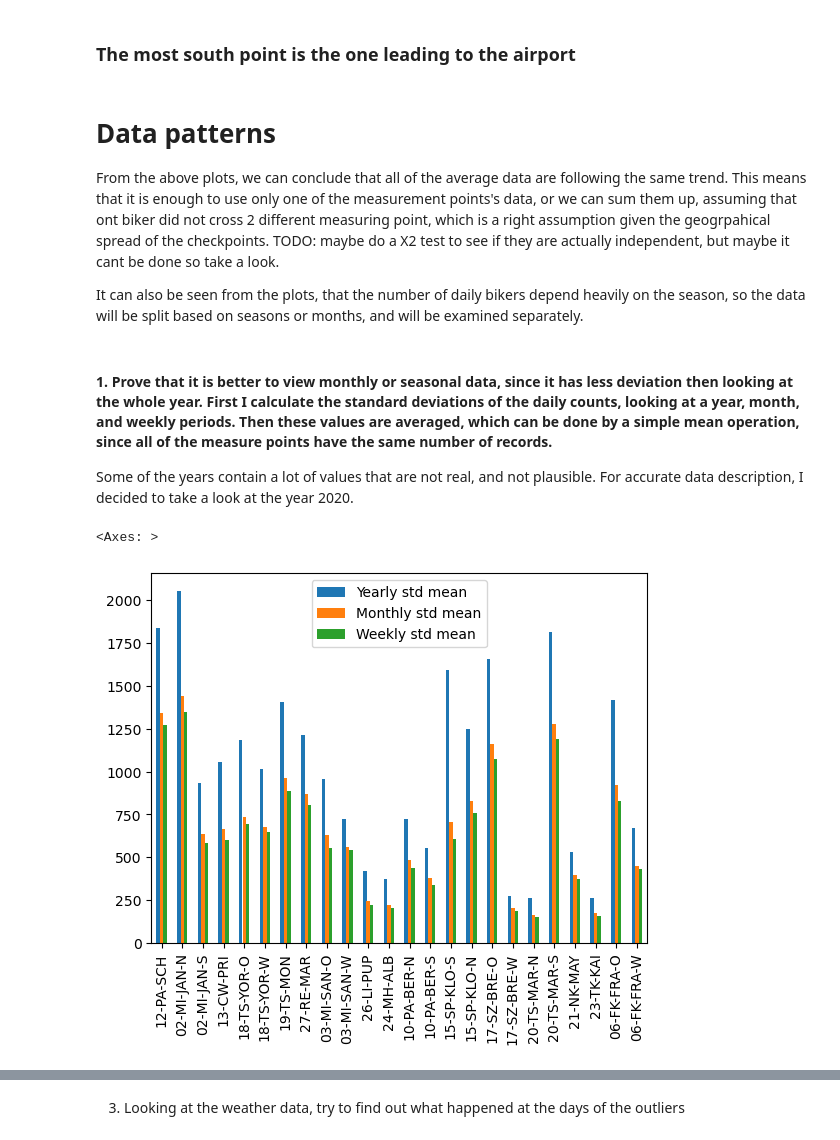
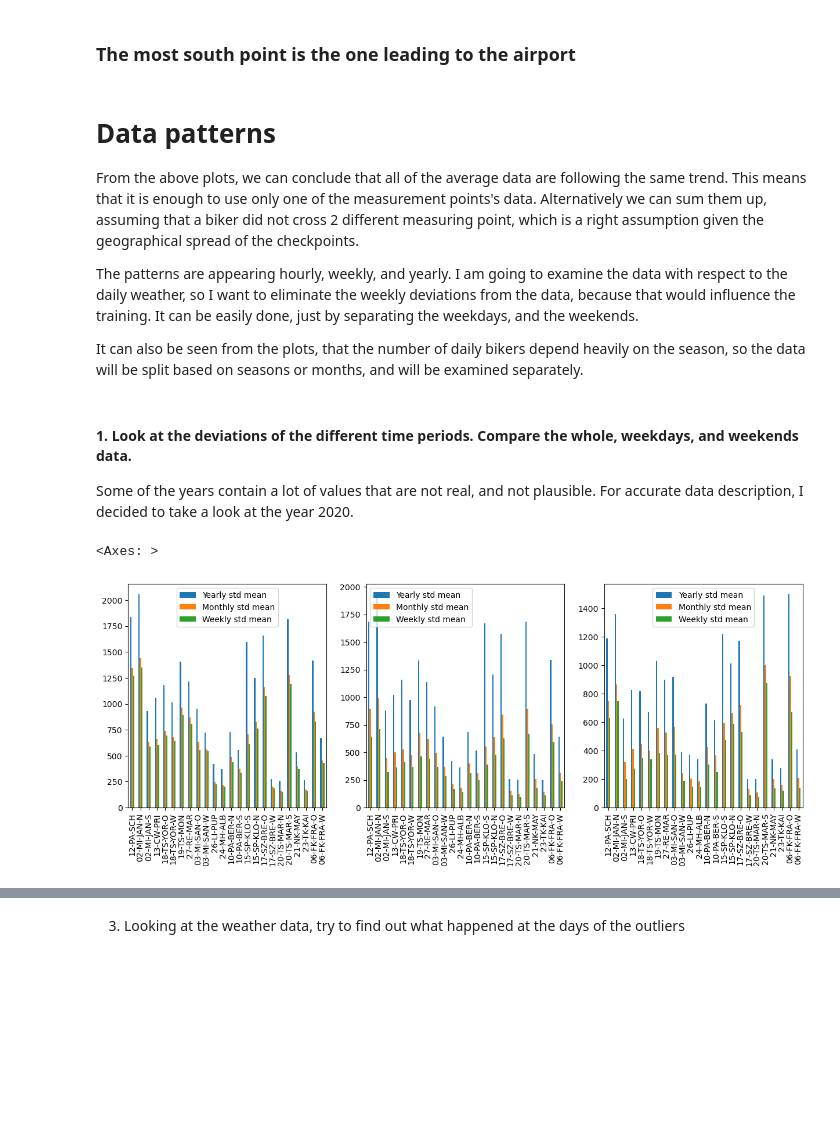
Before and after one commit to hgandras/DataMining, a Jupyter notebook: SemesterProject/BerlinBiking.ipynb, the cells around one changed output, grey strips where cells are left out. Cells and saved outputs as stored; diff of their text form; code cells hidden in the pictures; blank space fills up the shorter version.

```diff
--- a/SemesterProject/BerlinBiking.ipynb
+++ b/SemesterProject/BerlinBiking.ipynb
@@ -156,23 +157,58 @@ for i, txt in enumerate(measureStationLocations["Measure station"]):
 ### The most south point is the one leading to the airport
 # %% [markdown]
 # Data patterns
-From the above plots, we can conclude that all of the average data are following the same trend. This means that it is enough to use only one of the measurement points's data, or we can sum them up, assuming that ont biker did not cross 2 different measuring point, which is a right assumption given the geogrpahical spread of the checkpoints. TODO: maybe do a X2 test to see if they are actually independent, but maybe it cant be done so take a look.
+From the above plots, we can conclude that all of the average data are following the same trend. This means that it is enough to use only one of the measurement points's data. Alternatively we can sum them up, assuming that a biker did not cross 2 different measuring point, which is a right assumption given the geographical spread of the checkpoints.
+
+The patterns are appearing hourly, weekly, and yearly. I am going to examine the data with respect to the daily weather, so I want to eliminate the
+weekly deviations from the data, because that would influence the training. It can be easily done, just by separating the weekdays, and the weekends.
 
 It can also be seen from the plots, that the number of daily bikers depend heavily on the season, so the data will be split based on seasons or months, and will be examined separately.
 # %% [markdown]
-#### 1. Prove that it is better to view monthly or seasonal data, since it has less deviation then looking at the whole year. First I calculate the standard deviations of the daily counts, looking at a year, month, and weekly periods. Then these values are averaged, which can be done by a simple mean operation, since all of the measure points have the same number of records.
+#### 1. Look at the deviations of the different time periods. Compare the whole, weekdays, and weekends data.
 
 Some of the years contain a lot of values that are not real, and not plausible. For accurate data description, I decided to take a look at the year 2020.
+# %%
+#Splitting to weekends and weekdays
+from sklearn.preprocessing import OneHotEncoder
+enc = OneHotEncoder(sparse_output = False)
+
+y2020 = dailySum[dailySum.index.year==2020]
+#Convert days to weekdays and weekends
+values = y2020.index.dayofweek.values
+mapper = {0:"Weekday",1:"Weekday",2:"Weekday",3:"Weekday",4:"Weekday",5:"Weekend",6:"Weekend"}
+weekdays = np.array([mapper[k] for k in values])
+
+#Find weekends and weekdays based on date index
+enc.fit(weekdays.reshape((-1,1)))
+out = enc.transform(weekdays.reshape((-1,1)))
+onehotDays = pd.DataFrame(out,index = y2020.index)
+weekendsCounts = pd.concat([y2020,onehotDays],axis = 1)
+days = ["Weekday","Weekend"]
+weekendsCounts.rename(columns = {k:v for (k,v) in zip(range(2),days)},inplace = True)
+
+#Split the data
+weekdays = weekendsCounts[weekendsCounts["Weekday"] == 1]
+weekends = weekendsCounts[weekendsCounts["Weekend"] == 1]
+weekdays = weekdays[weekdays.columns[:len(weekdays.columns)-2]]
+weekends = weekends[weekends.columns[:len(weekends.columns)-2]]
 # %%
-y2020 = dailySum[dailySum.index.year==2020]
+def getMeanStds(data):
+    meanStdYearly = data.groupby(data.index.year).std().mean()
+    meanStdMonthly = data.groupby(pd.PeriodIndex(data.index,freq = "M")).std().mean()
+    meanStdWeekly = data.groupby(pd.PeriodIndex(data.index,freq = "W")).std().mean()
 
-meanStdYearly = y2020.groupby(y2020.index.year).std().mean()
-meanStdMonthly = y2020.groupby(pd.PeriodIndex(y2020.index,freq = "M")).std().mean()
-meanStdWeekly = y2020.groupby(pd.PeriodIndex(y2020.index,freq = "W")).std().mean()
+    meanStds = pd.DataFrame({"Yearly std mean": meanStdYearly.values, "Monthly std mean": meanStdMonthly.values,"Weekly std mean":meanStdWeekly.values},index = measureStationLocations["Measure station"].values)
+    return meanStds
+fig, axs = plt.subplots(1,3,figsize = (15,5))
 
-meanStds = pd.DataFrame({"Yearly std mean": meanStdYearly.values, "Monthly std mean": meanStdMonthly.values,"Weekly std mean":meanStdWeekly.values},index = measureStationLocations["Measure station"].values)
-meanStds.plot.bar()
+meansWhole = getMeanStds(y2020)
+meansWeekdays = getMeanStds(weekdays)
+meansWeekends = getMeanStds(weekends)
+
+meansWhole.plot.bar(ax = axs[0])
+meansWeekdays.plot.bar(ax = axs[1])
+meansWeekends.plot.bar(ax = axs[2])
 # %% [output]
 <Axes: >
-[figure, old version]
+[figure, new version]
 # %% [markdown]
```
Also changed, not shown: parts of 42 cells of this notebook.
